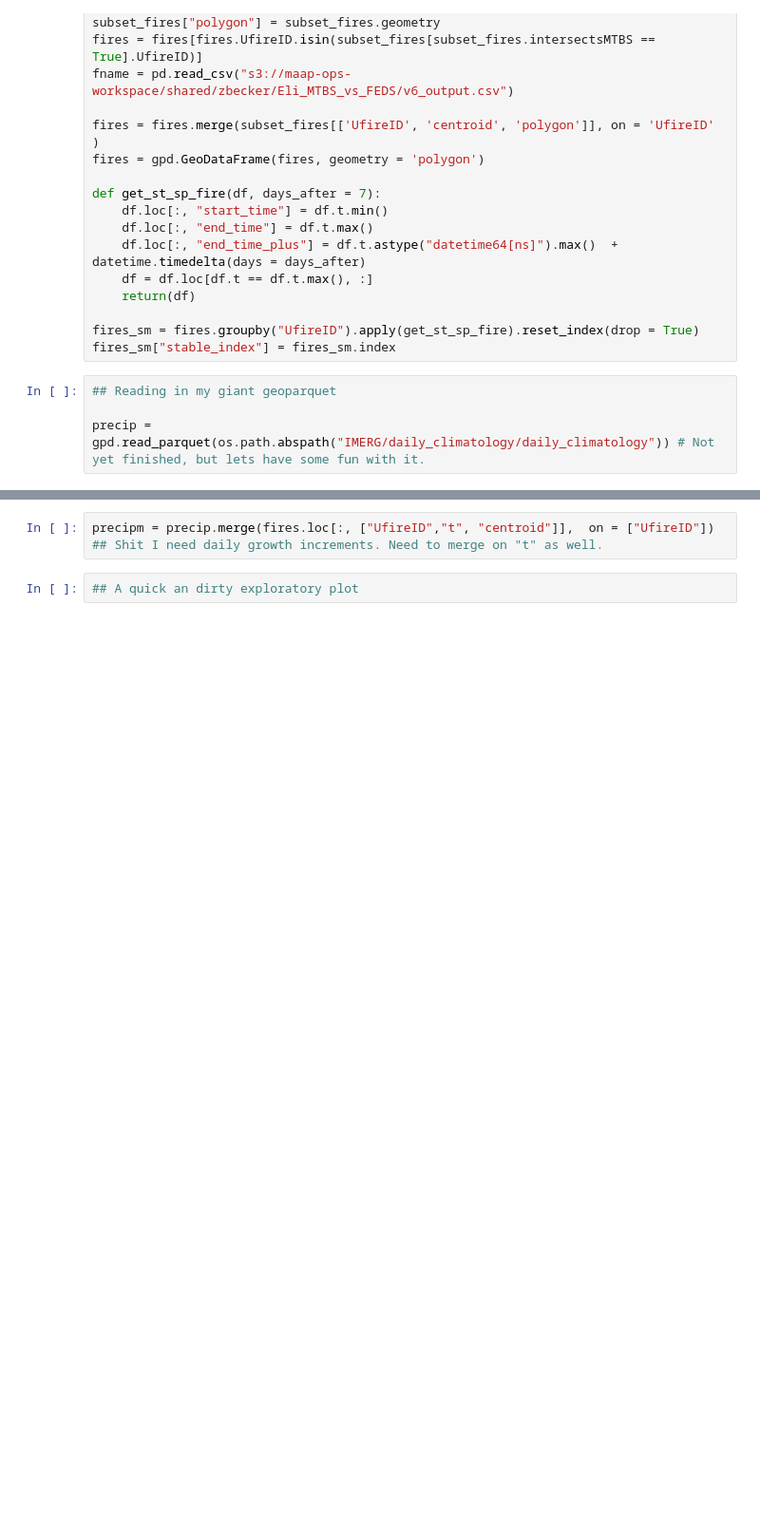
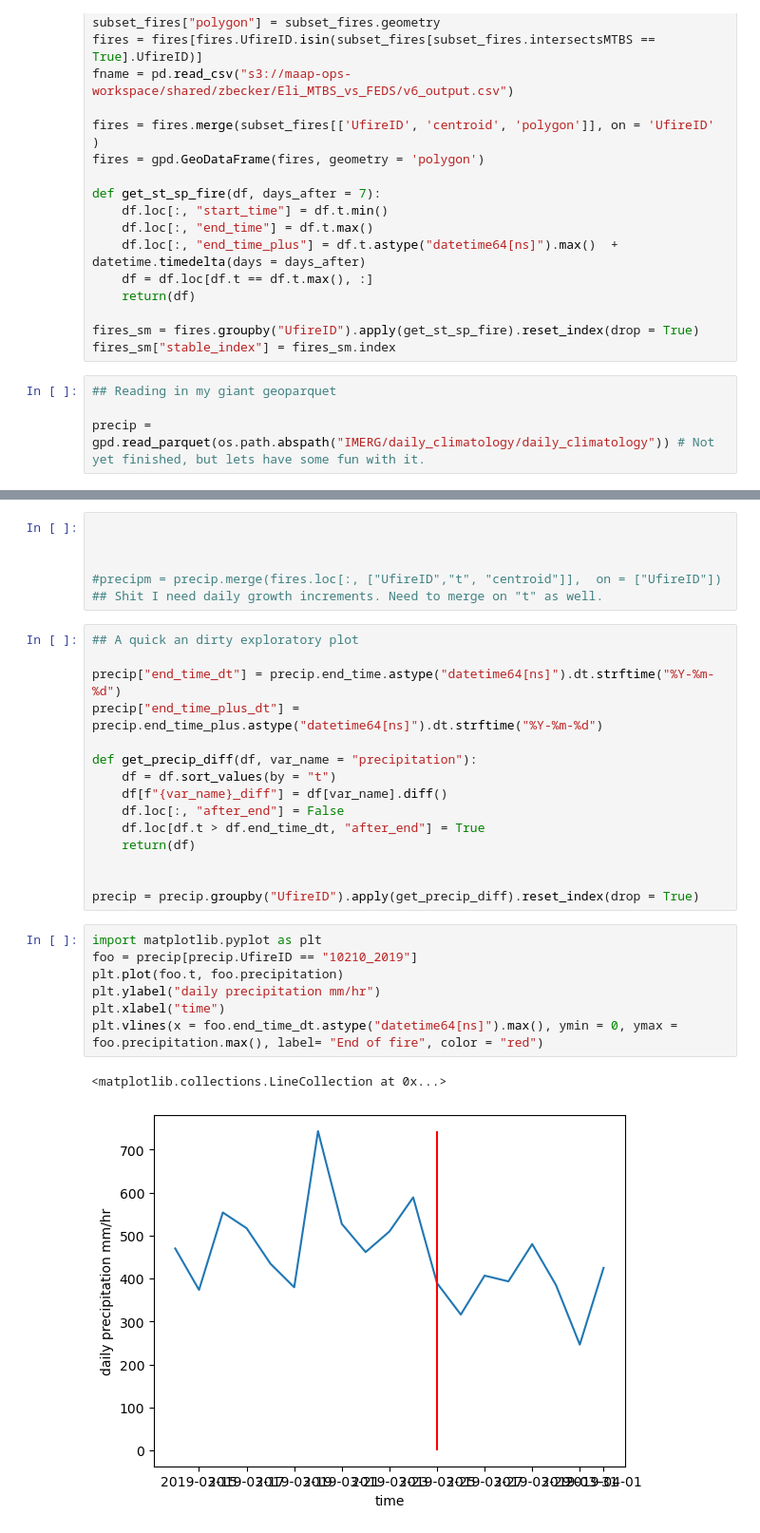
Before and after one commit to mccabete/precip, a Jupyter notebook: Precip_fire_stopping.ipynb, the cells around one changed output, grey strips where cells are left out. Shown at 95% size. Drawn from its saved outputs; the diff is of its cells as text; blank space fills up the shorter version.

Commit message:
Begining to make plots, haven't sorted out time stuff

```diff
--- a/Precip_fire_stopping.ipynb
+++ b/Precip_fire_stopping.ipynb
@@ -65,4 +154,30 @@ def correct_daily_time(df):
 # %%
-precipm = precip.merge(fires.loc[:, ["UfireID","t", "centroid"]],  on = ["UfireID"]) ## Shit I need daily growth increments. Need to merge on "t" as well.
+
+
+
+#precipm = precip.merge(fires.loc[:, ["UfireID","t", "centroid"]],  on = ["UfireID"]) ## Shit I need daily growth increments. Need to merge on "t" as well.
 # %%
 ## A quick an dirty exploratory plot
+
+precip["end_time_dt"] = precip.end_time.astype("datetime64[ns]").dt.strftime("%Y-%m-%d")
+precip["end_time_plus_dt"] = precip.end_time_plus.astype("datetime64[ns]").dt.strftime("%Y-%m-%d")
+
+def get_precip_diff(df, var_name = "precipitation"):
+    df = df.sort_values(by = "t")
+    df[f"{var_name}_diff"] = df[var_name].diff()
+    df.loc[:, "after_end"] = False
+    df.loc[df.t > df.end_time_dt, "after_end"] = True
+    return(df)
+
+
+precip = precip.groupby("UfireID").apply(get_precip_diff).reset_index(drop = True)
+# %%
+import matplotlib.pyplot as plt
+foo = precip[precip.UfireID == "10210_2019"]
+plt.plot(foo.t, foo.precipitation)
+plt.ylabel("daily precipitation mm/hr")
+plt.xlabel("time")
+plt.vlines(x = foo.end_time_dt.astype("datetime64[ns]").max(), ymin = 0, ymax = foo.precipitation.max(), label= "End of fire", color = "red")
+# %% [output]
+<matplotlib.collections.LineCollection at 0x...>
+[figure, added]
```
Also changed, not shown: parts of 14 cells of this notebook.
